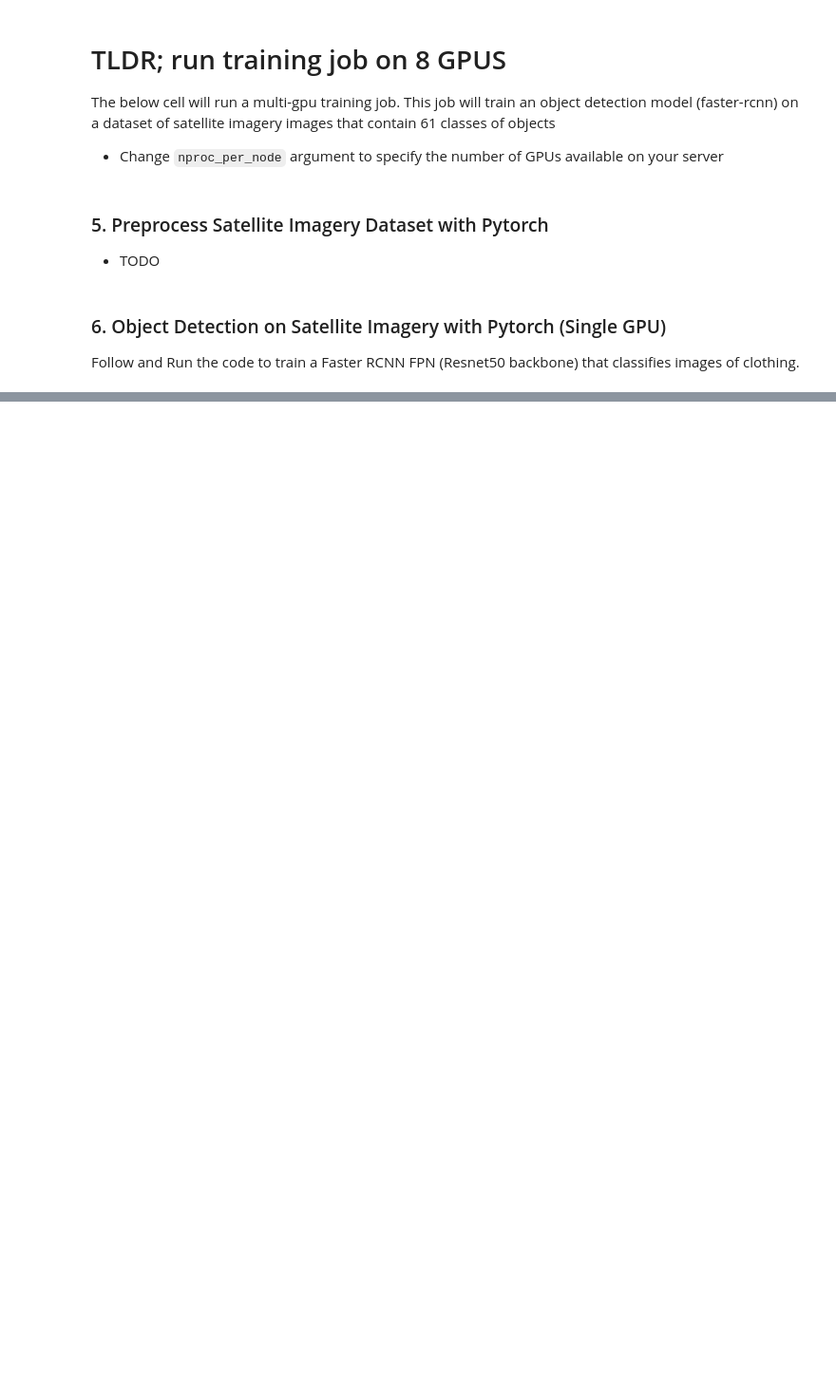
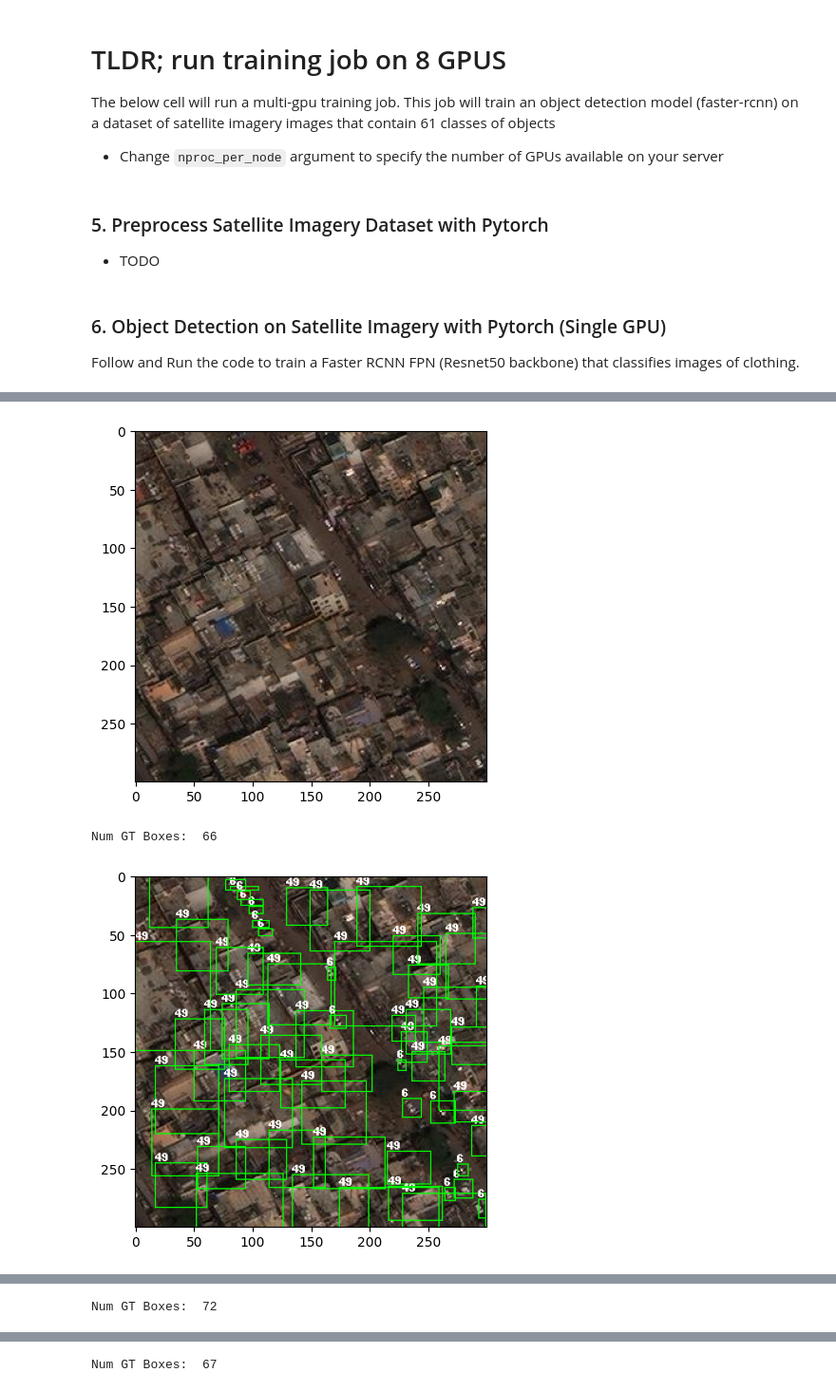
Before and after one commit to interactivetech/e2e_blogposts, a Jupyter notebook: ngc_blog/E2E-Part-1:_Installation.ipynb, the cells around one changed output, grey strips where cells are left out. Shown at 95% size. Saved outputs shown, nothing was run; the diff lists cells and outputs as text; code cells hidden in the pictures; blank space fills up the shorter version.

```diff
--- a/ngc_blog/E2E-Part-1:_Installation.ipynb
+++ b/ngc_blog/E2E-Part-1:_Installation.ipynb
@@ -177,2 +209,14 @@ Count of instances per bin: [20606]
 # %%
-# Let's look again at the first ten images, but this time with the class names.
+# Let's look again at the first three images, but this time with the class names.
+
+for i,t in zip(images_t_list,targets_t_list):
+    im = Image.fromarray((255.*i.cpu().permute((1,2,0)).numpy()).astype(np.uint8))
+    plt.imshow(im)
+    plt.show()
+    im = visualize_gt(i,t)
+    plt.imshow(im)
+    plt.show()
+# %% [output]
+[figure, added]
+Num GT Boxes:  66
+[figure, added]
@@ -178,0 +224 @@ Count of instances per bin: [20606]
+Num GT Boxes:  72
@@ -178,0 +227 @@ Count of instances per bin: [20606]
+Num GT Boxes:  67
```
Also changed, not shown: parts of 10 cells of this notebook, 4 other files.
